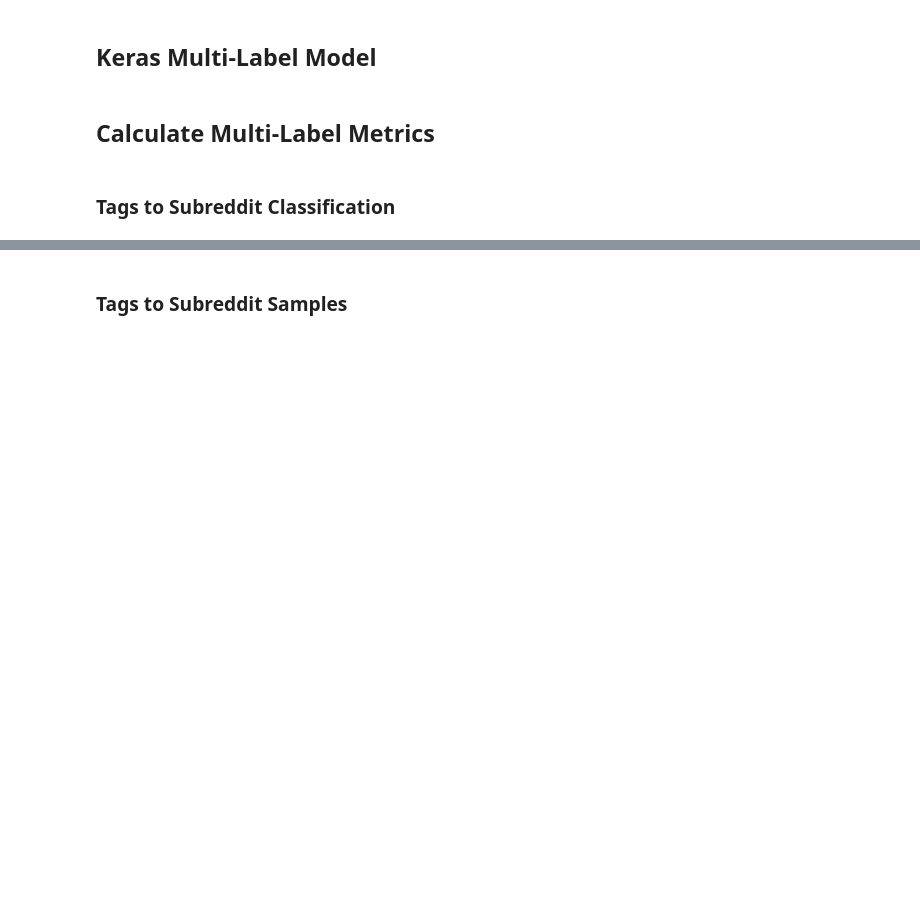
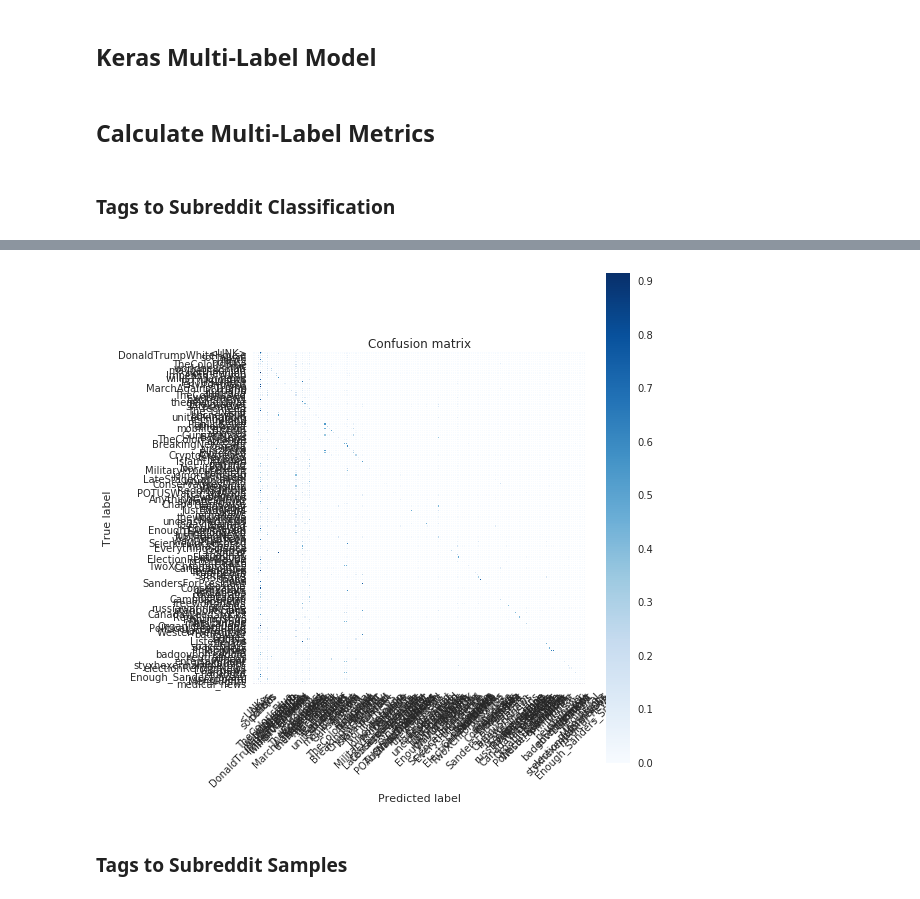
Before and after one commit to GoogleCloudPlatform/dataflow-opinion-analysis, a Jupyter notebook: models/RedditEngagement.ipynb, the cells around one changed output, grey strips where cells are left out. Cells and saved outputs as stored; diff of their text form; code cells hidden in the pictures; blank space fills up the shorter version.

Commit message:
Updated RedditEngagement model with latest code

```diff
--- a/models/RedditEngagement.ipynb
+++ b/models/RedditEngagement.ipynb
@@ -562,7 +555,7 @@ def create_train_test_features_labels():
   log_dataframe(reddit_df,'030-with-engineered-cols')
 
   reddit_size=len(reddit_df.index)
-  sample_size=int(np.floor(reddit_size * SAMPLE_FRAC))
+  sample_size=int(np.floor(reddit_size * current_sample_frac))
   test_size=int(np.floor(sample_size * TEST_FRAC))
   train_size=sample_size - test_size
 
@@ -581,4 +574,8 @@ def create_train_test_features_labels():
 
   return (training_features, training_labels,validation_features, validation_labels)
 
-(training_features, training_labels,validation_features, validation_labels) = create_train_test_features_labels()
+
+training_features = pd.DataFrame()
+training_labels = pd.Series()
+validation_features = pd.DataFrame()
+validation_labels = pd.Series()
@@ -1331,4 +1470,14 @@ Test data loss: 3.225; top 1 accuracy: 0.230; top 5 accuracy: 0.549;
 [drawing not drawn]
+# %%
+y_pred_probs = model.predict(x_test)
+y_pred_probs = np.array(y_pred_probs)
+
+y_pred = np.argmax(y_pred_probs,axis=1)
+y_true = np.argmax(y_test['subreddit_output'],axis=1)
+
+plot_confusion_matrix(y_true=y_true, y_pred=y_pred, normalize=True, classes_dict=subreddit_classes)
+# %% [output]
+[figure, added]
 # %% [markdown]
 ### Tags to Subreddit Samples
 # %%
```
Also changed, not shown: parts of 26 cells of this notebook.
